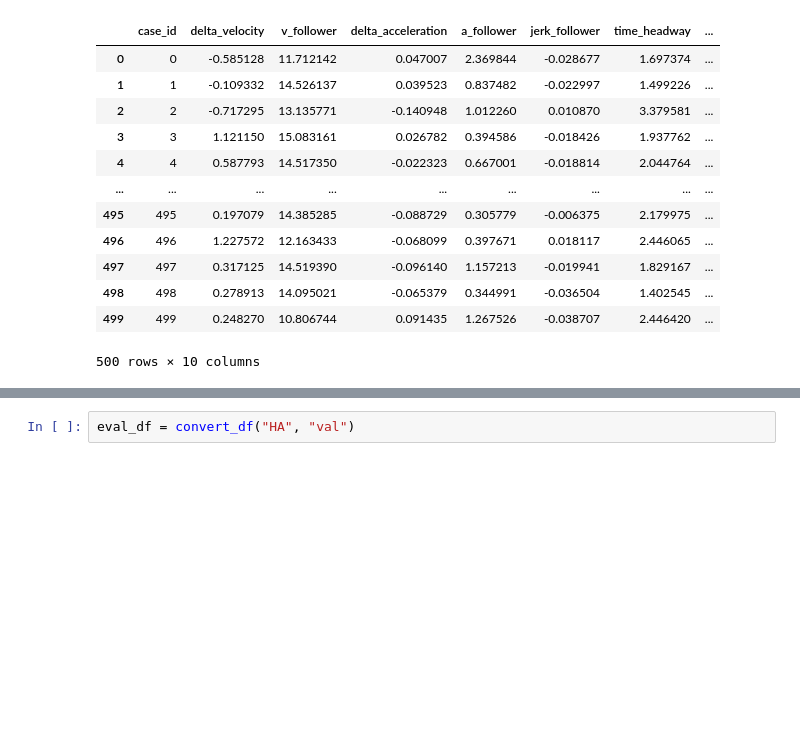
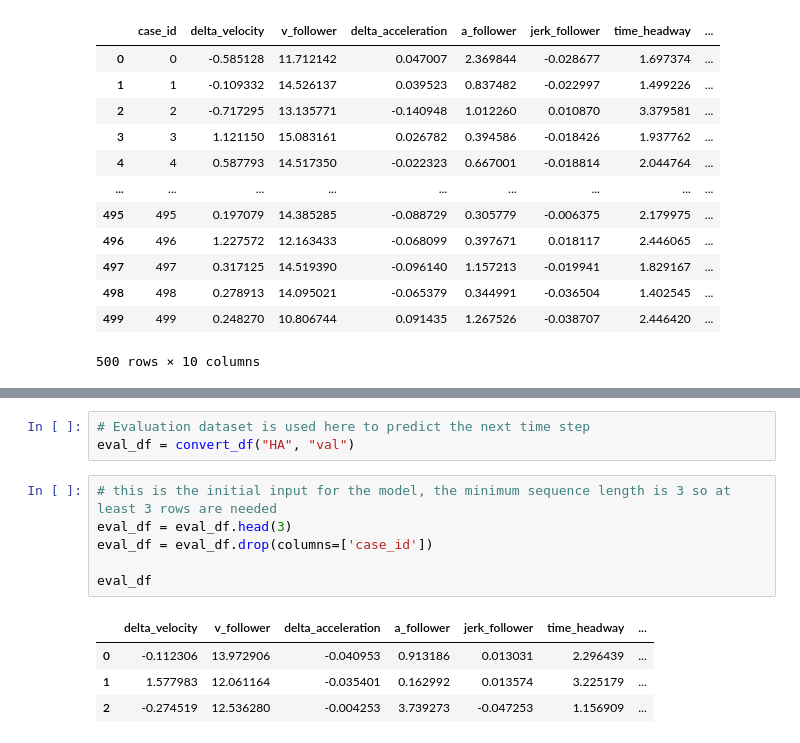
Before and after one commit to romanzy313/car-following-project, a Jupyter notebook: src/LSTM.ipynb, the cells around one changed output, grey strips where cells are left out. Cells and saved outputs as stored; diff of their text form; blank space fills up the shorter version.

```diff
--- a/src/LSTM.ipynb
+++ b/src/LSTM.ipynb
@@ -263,2 +338,14 @@ Mean Absolute Error (MAE): 207429.59
-# %%
-eval_df = convert_df("HA", "val")
+# %%
+# Evaluation dataset is used here to predict the next time step
+eval_df = convert_df("HA", "val")
+# %%
+# this is the initial input for the model, the minimum sequence length is 3 so at least 3 rows are needed
+eval_df = eval_df.head(3)
+eval_df = eval_df.drop(columns=['case_id'])
+
+eval_df
+# %% [output]
+|  | delta_velocity | v_follower | delta_acceleration | a_follower | jerk_follower | time_headway | ... |
+| 0 | -0.112306 | 13.972906 | -0.040953 | 0.913186 | 0.013031 | 2.296439 | ... |
+| 1 | 1.577983 | 12.061164 | -0.035401 | 0.162992 | 0.013574 | 3.225179 | ... |
+| 2 | -0.274519 | 12.536280 | -0.004253 | 3.739273 | -0.047253 | 1.156909 | ... |
```
Also changed, not shown: parts of 8 cells of this notebook, 25 other files.
